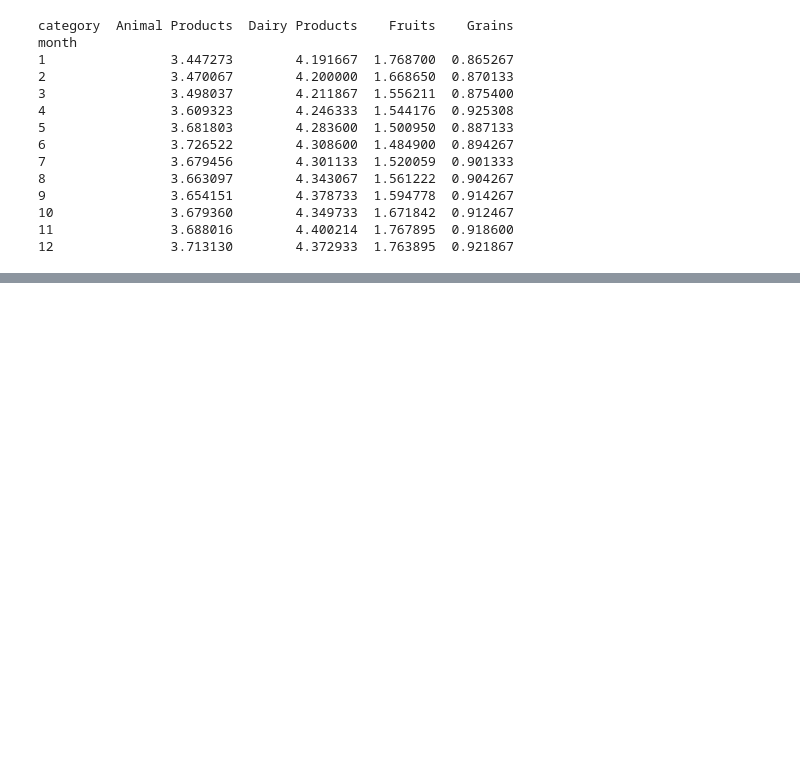
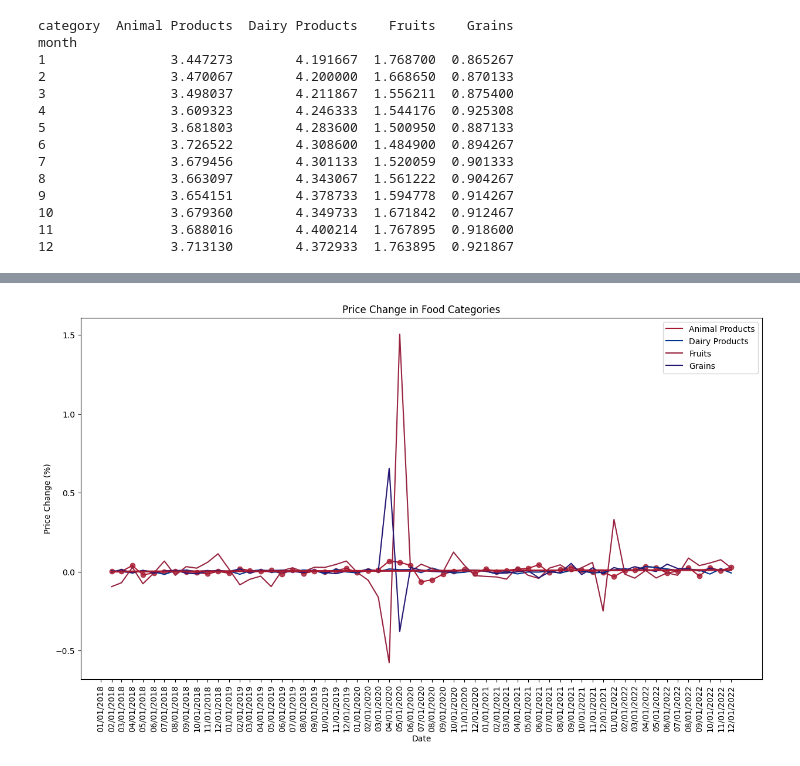
Before and after one commit to Neatherblok/Data_Mavericks_2023, a Jupyter notebook: Solutions/Task_2/Solution_Task2.ipynb, the cells around one changed output, grey strips where cells are left out. Drawn from its saved outputs; the diff is of its cells as text; code cells hidden in the pictures; blank space fills up the shorter version.

```diff
--- a/Solutions/Task_2/Solution_Task2.ipynb
+++ b/Solutions/Task_2/Solution_Task2.ipynb
@@ -97,0 +111,53 @@ for category in data["category"].unique():
+# %%
+data['date'] = pd.to_datetime(data['year'].astype(str) + '-' + data['month'].astype(str), format='%Y-%m')
+
+recent_data = data[data['date'] >= '2018-01-01']
+
+grouped_data = recent_data.groupby(['category', 'date'])['us_city_average_retail_price'].mean().reset_index()
+grouped_data['price_diff'] = grouped_data.groupby('category')['us_city_average_retail_price'].apply(lambda x: x.pct_change())
+
+pivoted_data = grouped_data.pivot(index='date', columns='category', values='price_diff')
+
+# Define the category colors
+category_colors = {
+    'Animal Products': '#a71930',
+    'Dairy Products': '#00338d',
+    'Fruits': '#97233f',
+    'Grains': '#241773',
+}
+
+# Create the canvas
+fig, ax = plt.subplots(figsize=(15, 8))
+
+# Loop over the categories and plot the data on the same canvas
+for category, color in category_colors.items():
+    # Plot the data as a line chart
+    ax.plot(pivoted_data.index, pivoted_data[category], color=color, label=category)
+
+# Set the chart title and axis labels
+ax.set_title('Price Change in Food Categories')
+ax.set_xlabel('Date')
+ax.set_ylabel('Price Change (%)')
+
+# Set the x-axis ticks and labels
+ax.set_xticks(pivoted_data.index)
+ax.set_xticklabels(pivoted_data.index.strftime('%m/%d/%Y'), rotation=90)
+
+# Add a legend to the chart
+ax.legend(loc='best')
+
+# Import date converter
+from matplotlib.dates import date2num
+
+# Convert DatetimeIndex to float using date converter
+x = date2num(pivoted_data.index.to_pydatetime())
+
+# Add a trend line to the chart
+sns.regplot(x=x, y=pivoted_data['Animal Products'].values, ax=ax, color=category_colors['Animal Products'])
+
+
+
+# Show the plot
+plt.show()
+# %% [output]
+[figure, added]
```
Also changed, not shown: parts of 3 cells of this notebook.
